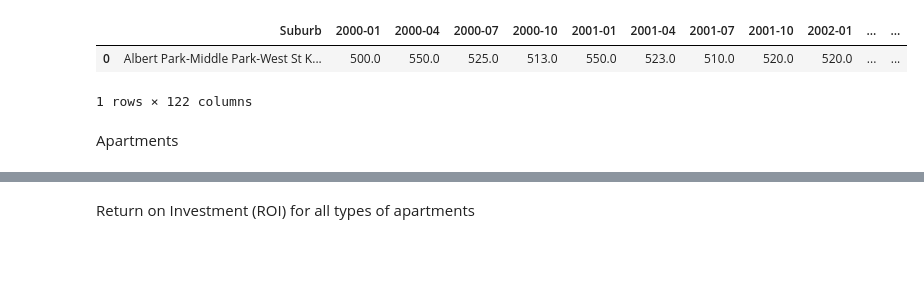
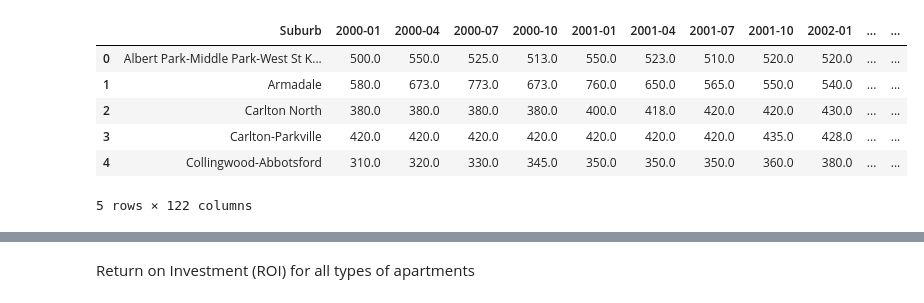
Before and after one commit to bicicow03/Group-Project-Real-Estate-Industry-Analysis, a Jupyter notebook: notebooks/evaluation_types.ipynb, the cells around one changed output, grey strips where cells are left out. Saved outputs shown, nothing was run; the diff lists cells and outputs as text; code cells hidden in the pictures; blank space fills up the shorter version.

```diff
--- a/notebooks/evaluation_types.ipynb
+++ b/notebooks/evaluation_types.ipynb
@@ -1,18 +1,22 @@
 # %%
 import pandas as pd
 
 unit_1bed = pd.read_csv("../data/processed/forecast/1_bedroom_flat_forecast.csv")
 unit_2bed = pd.read_csv("../data/processed/forecast/2_bedroom_flat_forecast.csv")
 unit_3bed = pd.read_csv("../data/processed/forecast/3_bedroom_flat_forecast.csv")
 house_2bed = pd.read_csv("../data/processed/forecast/2_bedroom_house_forecast.csv")
 house_3bed = pd.read_csv("../data/processed/forecast/3_bedroom_house_forecast.csv")
 house_4bed = pd.read_csv("../data/processed/forecast/4_bedroom_house_forecast.csv")
 
-house_4bed.head(1)
+house_4bed.head()
 # %% [output]
 |  | Suburb | 2000-01 | 2000-04 | 2000-07 | 2000-10 | 2001-01 | 2001-04 | 2001-07 | 2001-10 | 2002-01 | ... | ... |
 | 0 | Albert Park-Middle Park-West St K... | 500.0 | 550.0 | 525.0 | 513.0 | 550.0 | 523.0 | 510.0 | 520.0 | 520.0 | ... | ... |
+| 1 | Armadale | 580.0 | 673.0 | 773.0 | 673.0 | 760.0 | 650.0 | 565.0 | 550.0 | 540.0 | ... | ... |
+| 2 | Carlton North | 380.0 | 380.0 | 380.0 | 380.0 | 400.0 | 418.0 | 420.0 | 420.0 | 430.0 | ... | ... |
+| 3 | Carlton-Parkville | 420.0 | 420.0 | 420.0 | 420.0 | 420.0 | 420.0 | 420.0 | 435.0 | 428.0 | ... | ... |
+| 4 | Collingwood-Abbotsford | 310.0 | 320.0 | 330.0 | 345.0 | 350.0 | 350.0 | 350.0 | 360.0 | 380.0 | ... | ... |
-1 rows × 122 columns
+5 rows × 122 columns
 # %%
 def cleaning(df, name):
     list = []
@@ -52,2 +91,0 @@ def growth(df, name):
-# %% [markdown]
-Apartments
```
Also changed, not shown: parts of 9 cells of this notebook.
